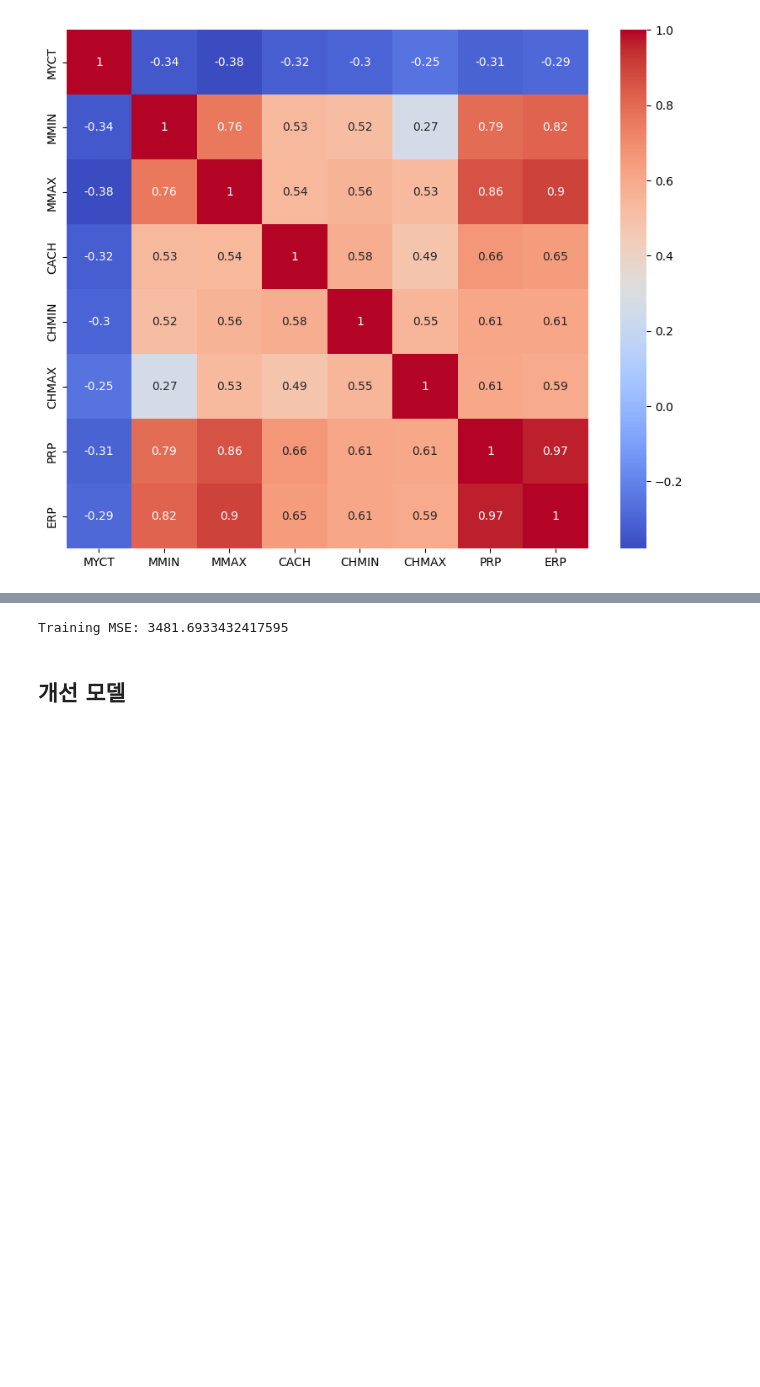
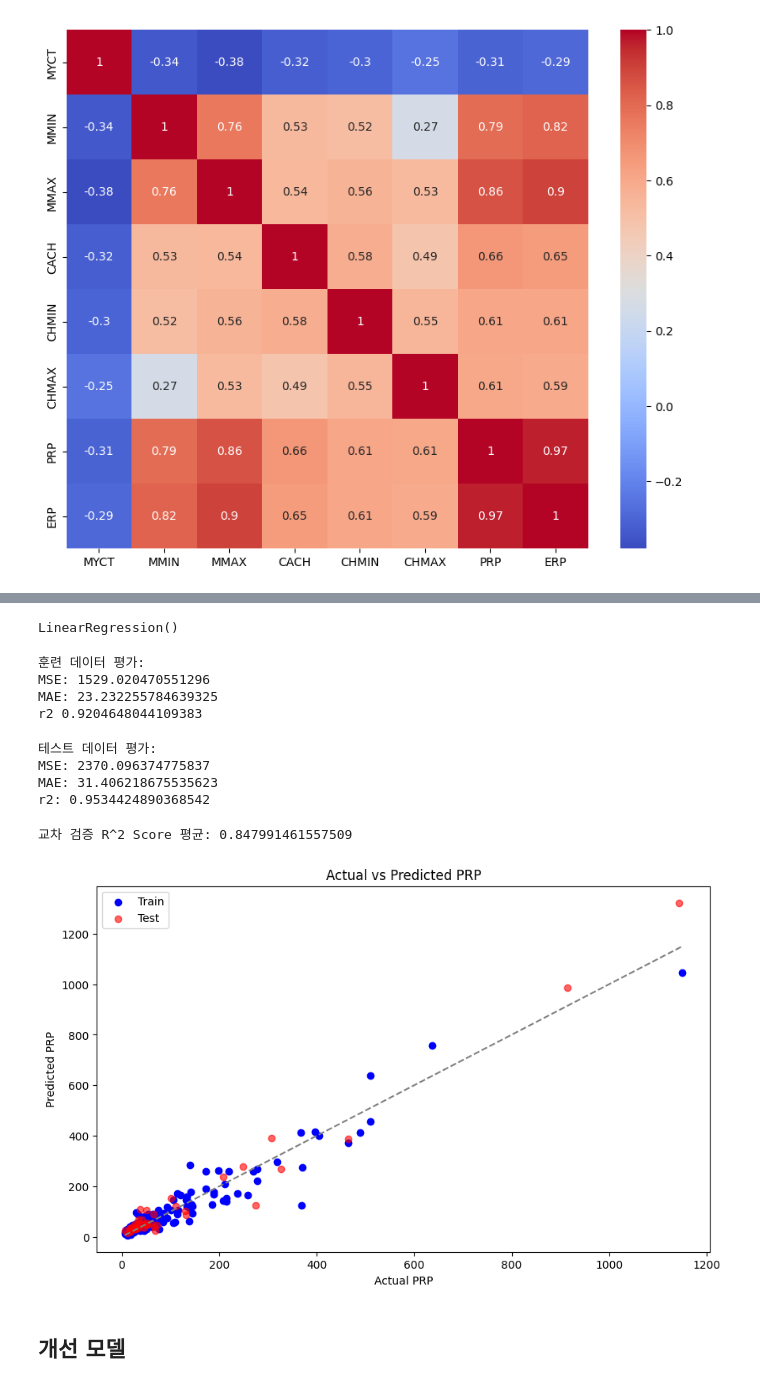
Before and after one commit to KXEN1/python_basic, a Jupyter notebook: linear_cpu_data.ipynb, the cells around one changed output, grey strips where cells are left out. Cells and saved outputs as stored; diff of their text form; code cells hidden in the pictures; blank space fills up the shorter version.

```diff
--- a/linear_cpu_data.ipynb
+++ b/linear_cpu_data.ipynb
@@ -135,4 +86,0 @@ param_grid = {
-# %%
-grid_search = GridSearchCV(model_pipeline, param_grid, cv=5, scoring='neg_mean_squared_error',
-                           return_train_score=True)
-grid_search.fit(X_train,y_train)
@@ -195,8 +87,54 @@ Cross-Validated MSE:6362.278014872969
-# %%
-train_pred = best_model.predict(X_train)
-train_mse = mean_squared_error(y_train, train_pred)
-print(f'Training MSE: {train_mse}')
-# %% [output]
-Training MSE: 3481.6933432417595
+# %%
+# 다중 선형 회귀 모델 초기화 및 학습
+model = LinearRegression()
+model.fit(X_train, y_train)
+# %% [output]
+LinearRegression()
+# %%
+# 훈련 데이터에 대한 예측 및 평가
+y_train_pred = model.predict(X_train)
+print('훈련 데이터 평가:')
+print('MSE:', mean_squared_error(y_train, y_train_pred))
+print('MAE:', mean_absolute_error(y_train, y_train_pred))
+print('r2', r2_score(y_train, y_train_pred))
+# %% [output]
+훈련 데이터 평가:
+MSE: 1529.020470551296
+MAE: 23.232255784639325
+r2 0.9204648044109383
+# %%
+# 테스트 데이터에 대한 예측 및 평가
+y_test_pred = model.predict(X_test)
+print('테스트 데이터 평가:')
+print('MSE:', mean_squared_error(y_test, y_test_pred))
+print('MAE:', mean_absolute_error(y_test, y_test_pred))
+print('r2:', r2_score(y_test, y_test_pred))
+# %% [output]
+테스트 데이터 평가:
+MSE: 2370.096374775837
+MAE: 31.406218675535623
+r2: 0.9534424890368542
+# %%
+# 교차 검증 (Cross Validation)
+cv_scores = cross_val_score(model, X_train, y_train, cv=5)
+print('교차 검증 R^2 Score 평균:', np.mean(cv_scores))
+# %% [output]
+교차 검증 R^2 Score 평균: 0.847991461557509
+# %%
+plt.figure(figsize=(10, 6))
+
+# 훈련 데이터
+plt.scatter(y_train, y_train_pred, color='blue', label='Train')
+# 테스트 데이터
+plt.scatter(y_test, y_test_pred, color='red', alpha=0.6, label='Test')
+
+plt.plot([y.min(), y.max()], [y.min(), y.max()], linestyle='--', color='gray')
+plt.xlabel('Actual PRP')
+plt.ylabel('Predicted PRP')
+plt.title('Actual vs Predicted PRP')
+plt.legend()
+plt.show()
+# %% [output]
+[figure, added]
 # %% [markdown]
 ## 개선 모델
```
Also changed, not shown: parts of 14 cells of this notebook.
